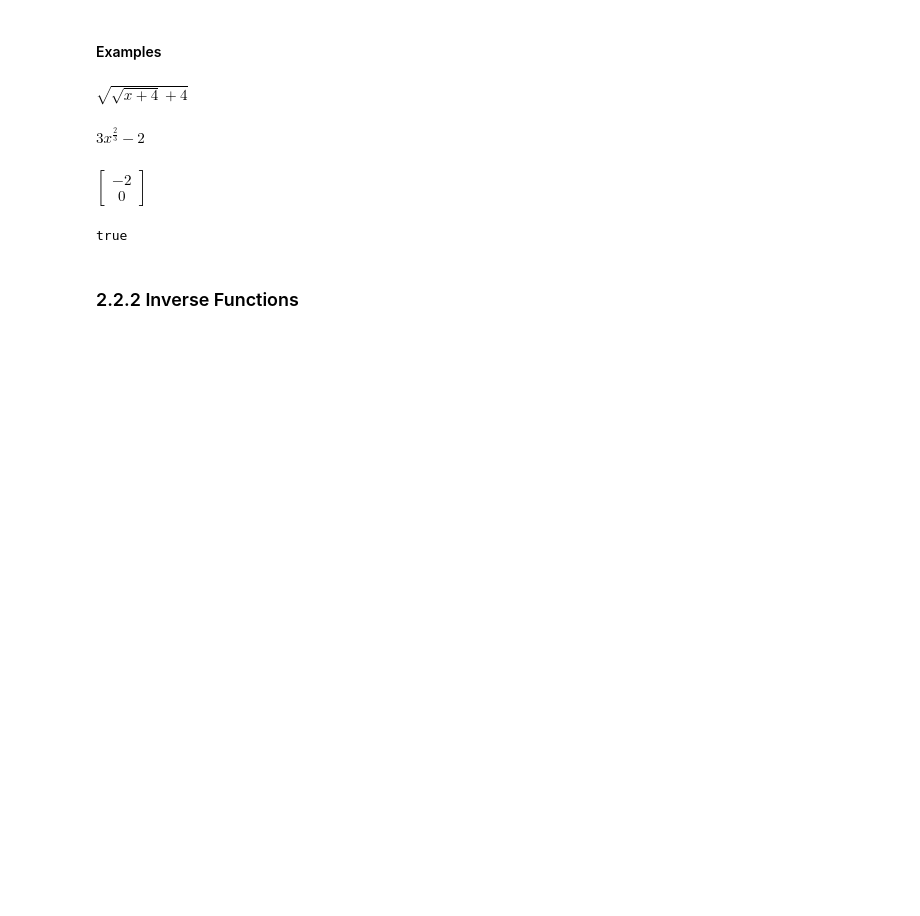
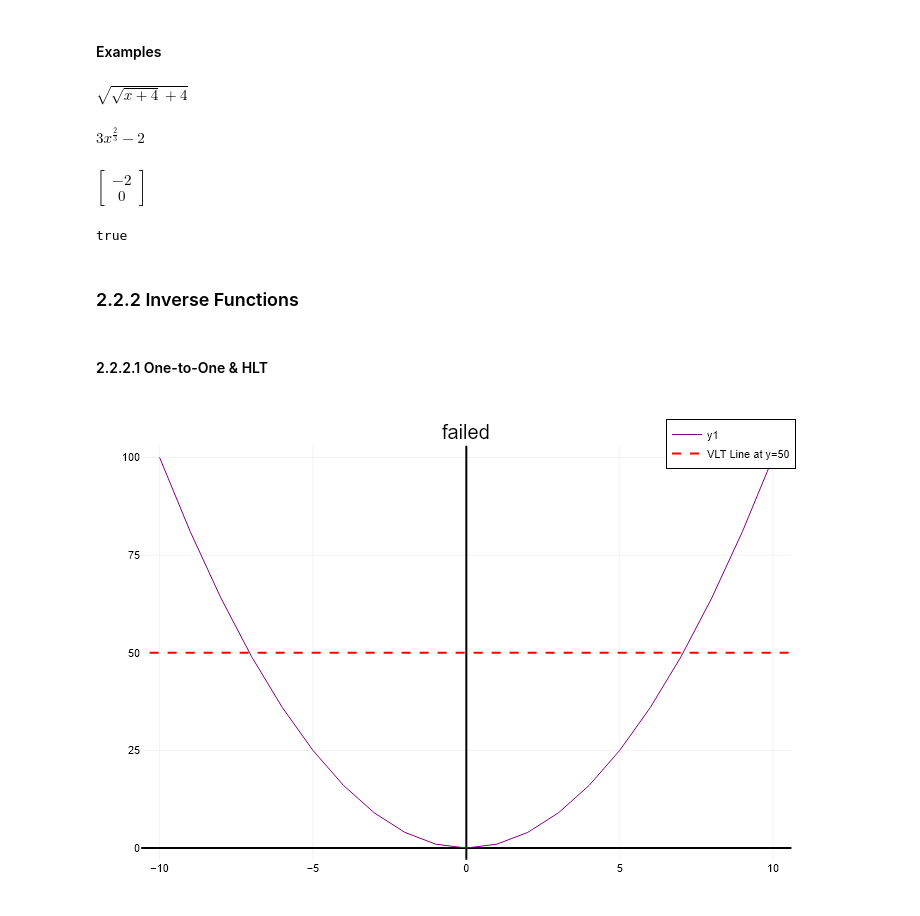
Before and after one commit to p-220w/Julia-Scientific-Modeling, a Jupyter notebook: 01_Mathematics/Module_02_Beta.ipynb, the cells around one changed output. Drawn from its saved outputs; the diff is of its cells as text; code cells hidden in the pictures; blank space fills up the shorter version.

```diff
--- a/01_Mathematics/Module_02_Beta.ipynb
+++ b/01_Mathematics/Module_02_Beta.ipynb
@@ -378,3 +378,12 @@ is_correct = (h_test == h)
 true
 # %% [markdown]
 ### 2.2.2 Inverse Functions
+# %% [markdown]
+#### 2.2.2.1 One-to-One & HLT
+# %%
+x = -10:1:10
+f(x) = x^2
+plot(x,f,color=:purple, framestyle=:zerolines, title="failed")
+hline!([50], label="HLT Line at y=50", color=:red, linestyle=:dash, lw=2)
+# %% [output]
+[figure, added]
```
Also changed, not shown: parts of 8 cells of this notebook.
